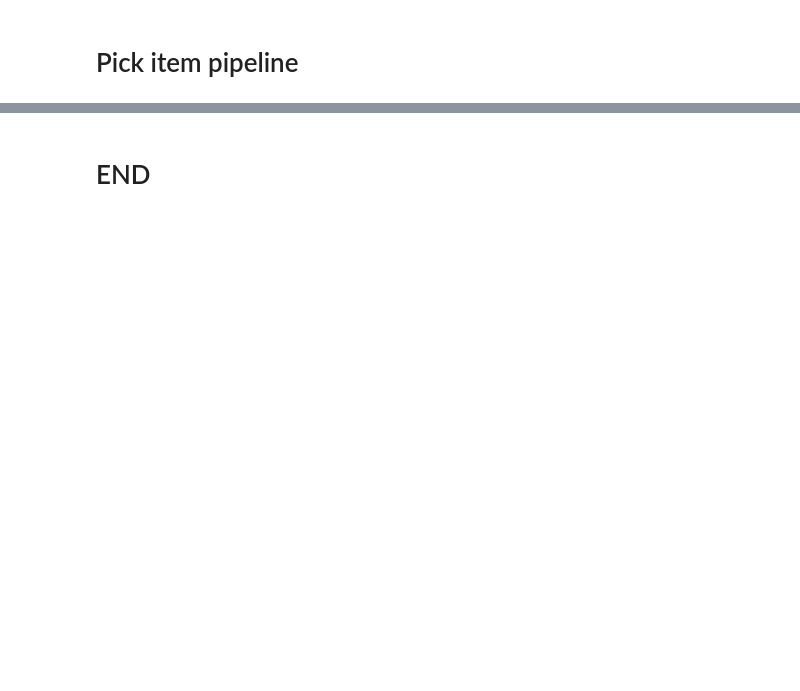
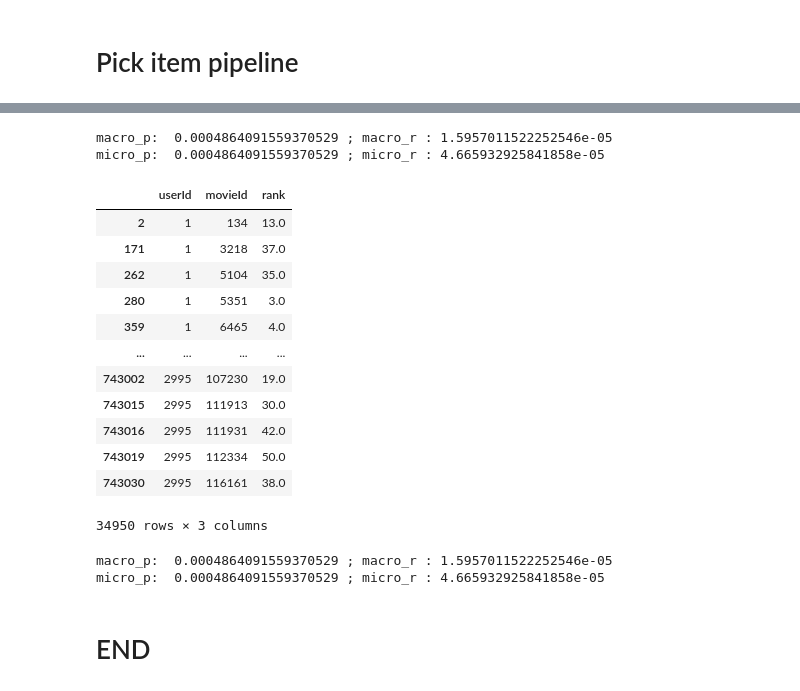
Before and after one commit to quanvu0996/TF_cert_training, a Jupyter notebook: v2.5_ML20M optimizing cluster.ipynb, the cells around one changed output, grey strips where cells are left out. Saved outputs shown, nothing was run; the diff lists cells and outputs as text; code cells hidden in the pictures; blank space fills up the shorter version.

```diff
--- a/v2.5_ML20M optimizing cluster.ipynb
+++ b/v2.5_ML20M optimizing cluster.ipynb
@@ -596,10 +599,10 @@ def get_labeled_data(df):
     return interact_df[["movieId","y","label"]]
 
 # if exists, do not rerun
+train =  get_labeled_data( warm_up_mask[(warm_up_mask[userCol]>u_train_from)&(warm_up_mask[userCol]<u_train_to)] )
+train["rating_num"] = train.apply(lambda x: len(x["y"]), axis=1)
+# pretrain with warm start user
+train_warm = train[train["rating_num"]>=100]
+
 # train =  get_labeled_data( warm_up_mask[(warm_up_mask[userCol]>u_train_from)&(warm_up_mask[userCol]<u_train_to)] )
-# train["rating_num"] = train.apply(lambda x: len(x["y"]), axis=1)
-# # pretrain with warm start user
-# train_warm = train[train["rating_num"]>=100]
-
-# # train =  get_labeled_data( warm_up_mask[(warm_up_mask[userCol]>u_train_from)&(warm_up_mask[userCol]<u_train_to)] )
-# train_warm.count()
+train_warm.count()
@@ -1233,9 +1242,9 @@ gc.collect()
 model.get_shortlist(ratings[ratings[userCol]<=3000], limit = 1000, cluster_num = 5)
 # %%
 %%time
-warm_up = interaction_list
-top_k = 10
+interaction_list = train_warm[train_warm.index<=3000]
+top_k = 50
 is_remove_interacted = True
 
-recommendation = model.get_recommendation(interaction_list)
+y_pred = model.get_recommendation(interaction_list, top_k = top_k)
 # %% [output]
@@ -1243,3 +1284,47 @@ NameError: ignored
+# %%
+macro_p, macro_r, micro_p, micro_r= evaluate_rs(y_true, y_pred)
+# %% [output]
+macro_p:  0.0004864091559370529 ; macro_r : 1.5957011522252546e-05
+micro_p:  0.0004864091559370529 ; micro_r : 4.665932925841858e-05
+# %%
+y_pred
+# %% [output]
+|  | userId | movieId | rank |
+| 2 | 1 | 134 | 13.0 |
+| 171 | 1 | 3218 | 37.0 |
+| 262 | 1 | 5104 | 35.0 |
+| 280 | 1 | 5351 | 3.0 |
+| 359 | 1 | 6465 | 4.0 |
+| ... | ... | ... | ... |
+| 743002 | 2995 | 107230 | 19.0 |
+| 743015 | 2995 | 111913 | 30.0 |
+| 743016 | 2995 | 111931 | 42.0 |
+| 743019 | 2995 | 112334 | 50.0 |
+| 743030 | 2995 | 116161 | 38.0 |
+34950 rows × 3 columns
+# %%
+total1 = y_true.merge(y_pred, on=[userCol, itemCol], how = 'outer', suffixes=('_t', '_p'))
+total1['is_pt'] = total1.apply(lambda x: 0 if (np.isnan(x["y"]) or np.isnan(x["rank"]) ) else 1,axis=1)
+total = total1.groupby(userCol).agg({
+    "y":'count',
+    "rank":'count',
+    "is_pt": 'sum'
+    })
+total.columns = ["true_num", "predict_num", "pred_true_num"]
+total["macro_p"] = total["pred_true_num"]/total["predict_num"]
+total["macro_r"] = total["pred_true_num"]/total["true_num"]
+
+macro_p = total[total["predict_num"]>0]["macro_p"].mean()
+macro_r = total[total["true_num"]>0]["macro_r"].mean()
+
+micro_p = total["pred_true_num"].sum()/total["predict_num"].sum()
+micro_r = total["pred_true_num"].sum()/total["true_num"].sum()
+
+print("macro_p: ", macro_p, "; macro_r :", macro_r)
+print("micro_p: ", micro_p, "; micro_r :", micro_r)
+# %% [output]
+macro_p:  0.0004864091559370529 ; macro_r : 1.5957011522252546e-05
+micro_p:  0.0004864091559370529 ; micro_r : 4.665932925841858e-05
 # %% [markdown]
 # END
 # %%
```
Also changed, not shown: parts of 14 cells of this notebook.
